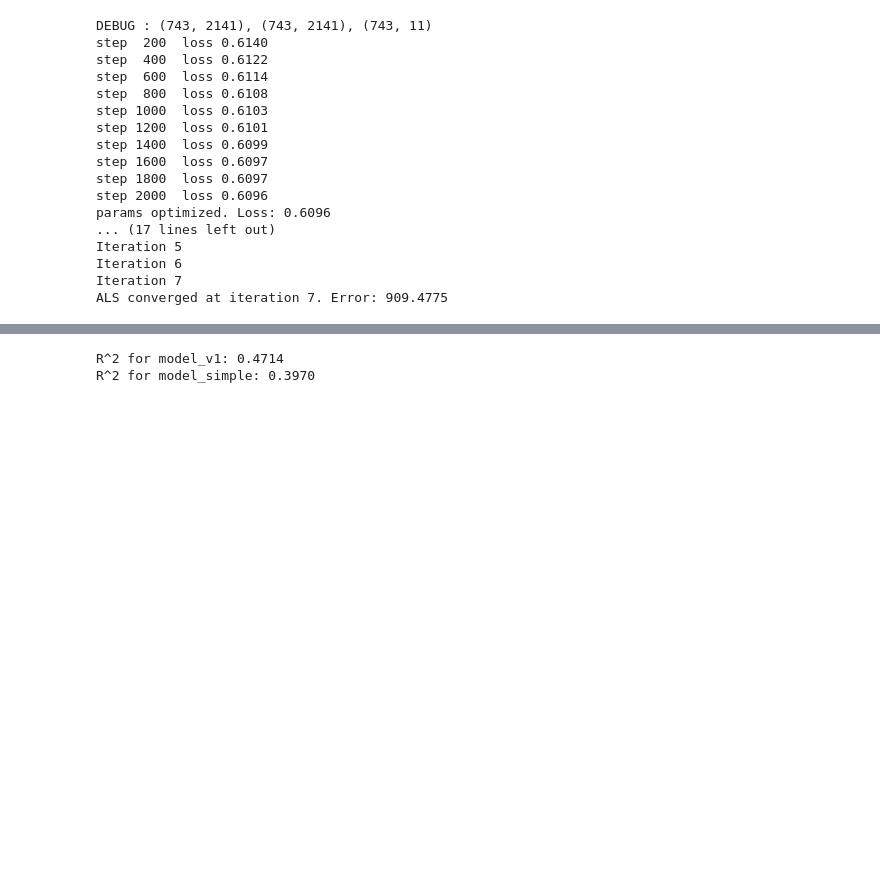
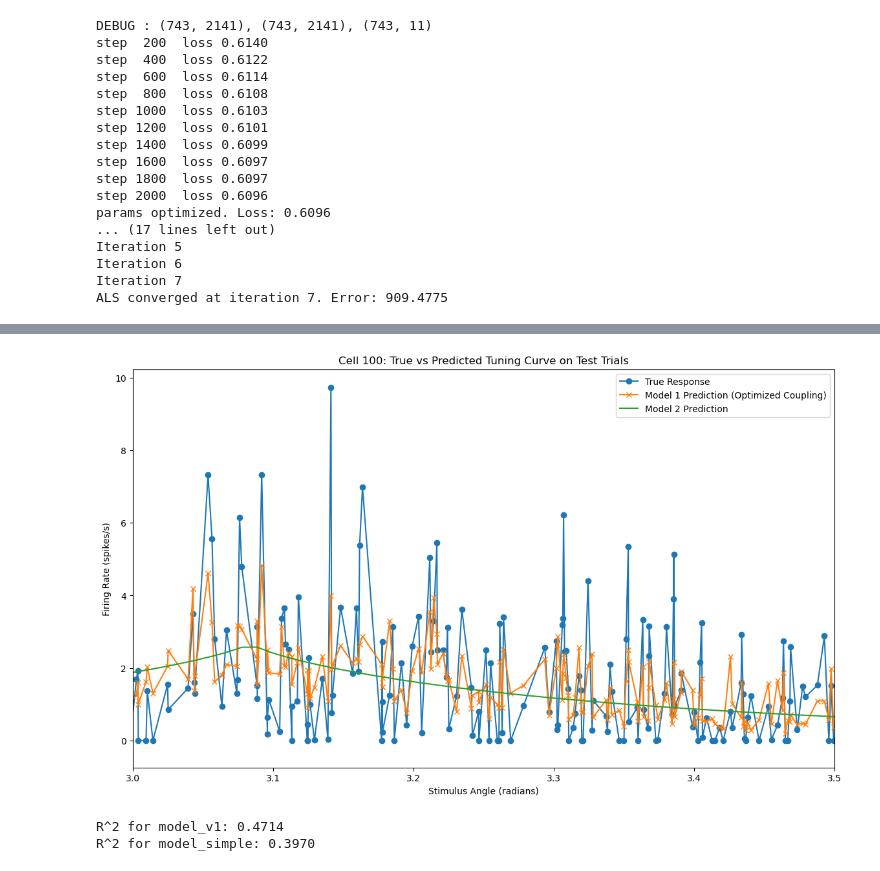
Before and after one commit to reillytilbury/EDGAR, a Jupyter notebook: trial_to_trial_variability_scratchpad.ipynb, the cells around one changed output, grey strips where cells are left out. Saved outputs shown, nothing was run; the diff lists cells and outputs as text; code cells hidden in the pictures; blank space fills up the shorter version.

```diff
--- a/trial_to_trial_variability_scratchpad.ipynb
+++ b/trial_to_trial_variability_scratchpad.ipynb
@@ -607,13 +786,13 @@ def plot_model_fit(stims, Y_real, Y_pred, cell_idxs=None, Y_another_pred=None):
         angles = angles[order]
         y_true = y_true[order]
         y_pred = y_pred[order]
-        plt.plot(angles, y_true.flatten(), label='True Response', marker='o')
-        plt.plot(angles, y_pred.flatten(), label='Model 1 Prediction', marker='x')
+        plt.plot(angles, y_true.flatten(), label='True Response', marker='o', markersize=4)
+        plt.plot(angles, y_pred.flatten(), label='Model 1 Prediction', marker='x', markersize=4)
 
         if Y_another_pred is not None:
             y_another_pred = Y_another_pred[cell_idx, :]
             y_another_pred = y_another_pred[order]
-            plt.plot(angles, y_another_pred.flatten(), label='Model 2 Prediction', marker='s')
+            plt.plot(angles, y_another_pred.flatten(), label='Model 2 Prediction', marker='o', markersize=4)
 
         plt.xlabel('Stimulus Angle (radians)')
         plt.ylabel('Firing Rate (spikes/s)')
@@ -652,4 +831,4 @@ def plot_model_fit(stims, Y_real, Y_pred, cell_idxs=None, Y_another_pred=None):
 # params['target_cell_coupling_factor'] = optimised_target_cell_coupling_factor
 # pred_train, multiplicative_gain, additive_offset, target_cell_coupling_factor = model_v1(X_train_input, params)
 # %%
-plot_model_fit(X['stimulus'], Y['train'], pred_train)
+# plot_model_fit(X['stimulus'], Y['train'], pred_train)
@@ -734,0 +915,9 @@ Cross-validated prediction
+# %%
+# read the param values from the config yaml
+import yaml
+with open('projects/trial_to_trial_variability/config.yaml', 'r') as f:
+    config = yaml.safe_load(f)['data_processing_params']
+
+data = load_and_process_data(**config)
+
+X, Y = data
@@ -811,3 +1060,27 @@ plot_model_fit(test_stimuli, target_cells_test_trials, Y_pred_test_optimized, ce
+# %%
+# zoom into single cell
+cell_idx = 100
+plt.figure(figsize=(14, 8))
+y_true = target_cells_test_trials[cell_idx, :]
+y_pred_v1_optimized = Y_pred_test_optimized[cell_idx, :]
+y_pred_simple = Y_pred_test_simple[cell_idx, :]
+angles = test_stimuli[0]
+order = np.argsort(angles)
+angles = angles[order]
+y_true = y_true[order]
+y_pred_v1_optimized = y_pred_v1_optimized[order]
+y_pred_simple = y_pred_simple[order]
+plt.plot(angles, y_true.flatten(), label='True Response', marker='o')
+plt.plot(angles, y_pred_v1_optimized.flatten(), label='Model 1 Prediction (Optimized Coupling)', marker='x')
+plt.plot(angles, y_pred_simple.flatten(), label='Model 2 Prediction')
+plt.xlabel('Stimulus Angle (radians)')
+plt.ylabel('Firing Rate (spikes/s)')
+plt.title(f'Cell {cell_idx}: True vs Predicted Tuning Curve on Test Trials')
+plt.legend()
+plt.xlim(3, 3.5)
+plt.show()
+# %% [output]
+[figure, added]
 # %%
 target_cells_test_trials = jnp.array(Y_train[:, test_indices]) # shape (n_target, n_time)
 # order = np.argsort(test_stimuli[0, :])
```
Also changed, not shown: parts of 16 cells of this notebook.
